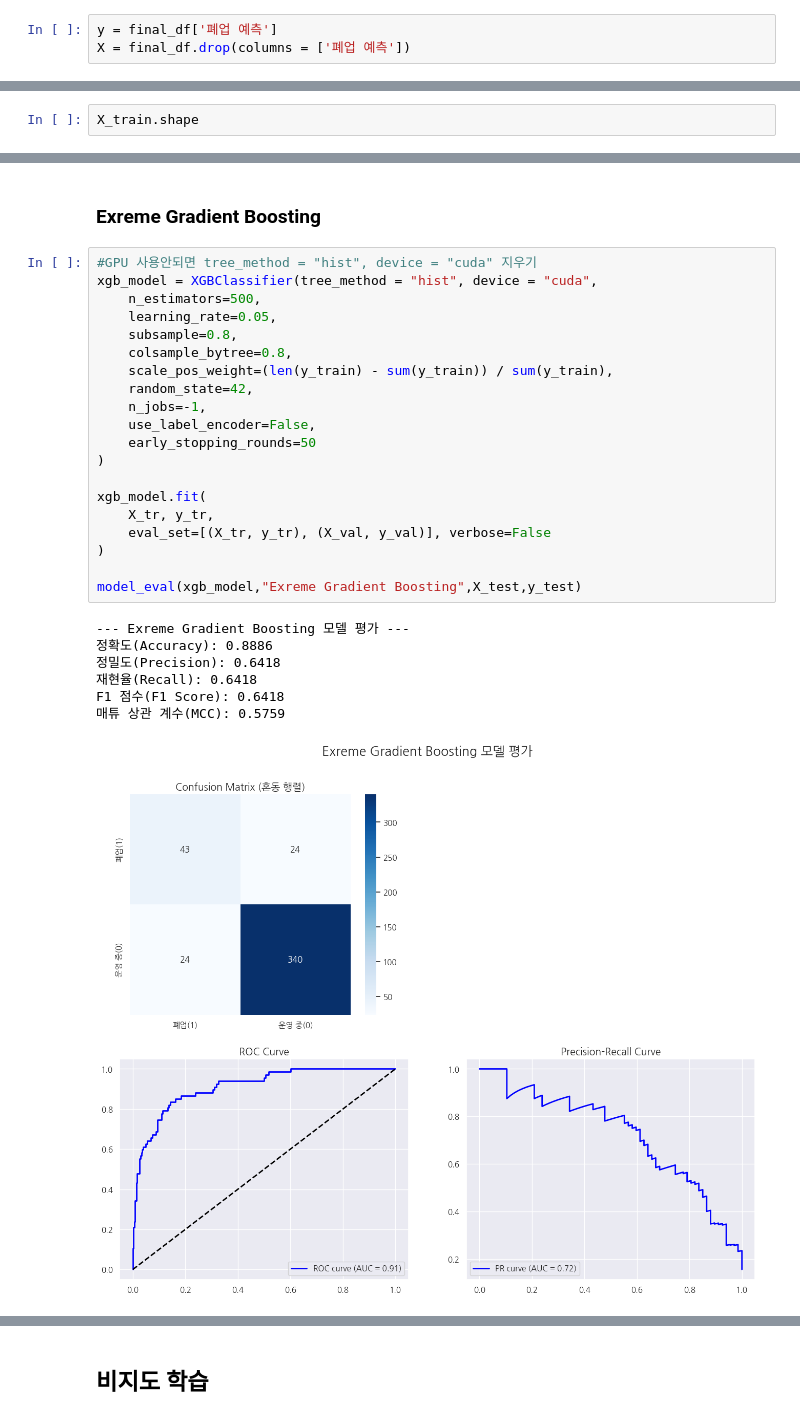
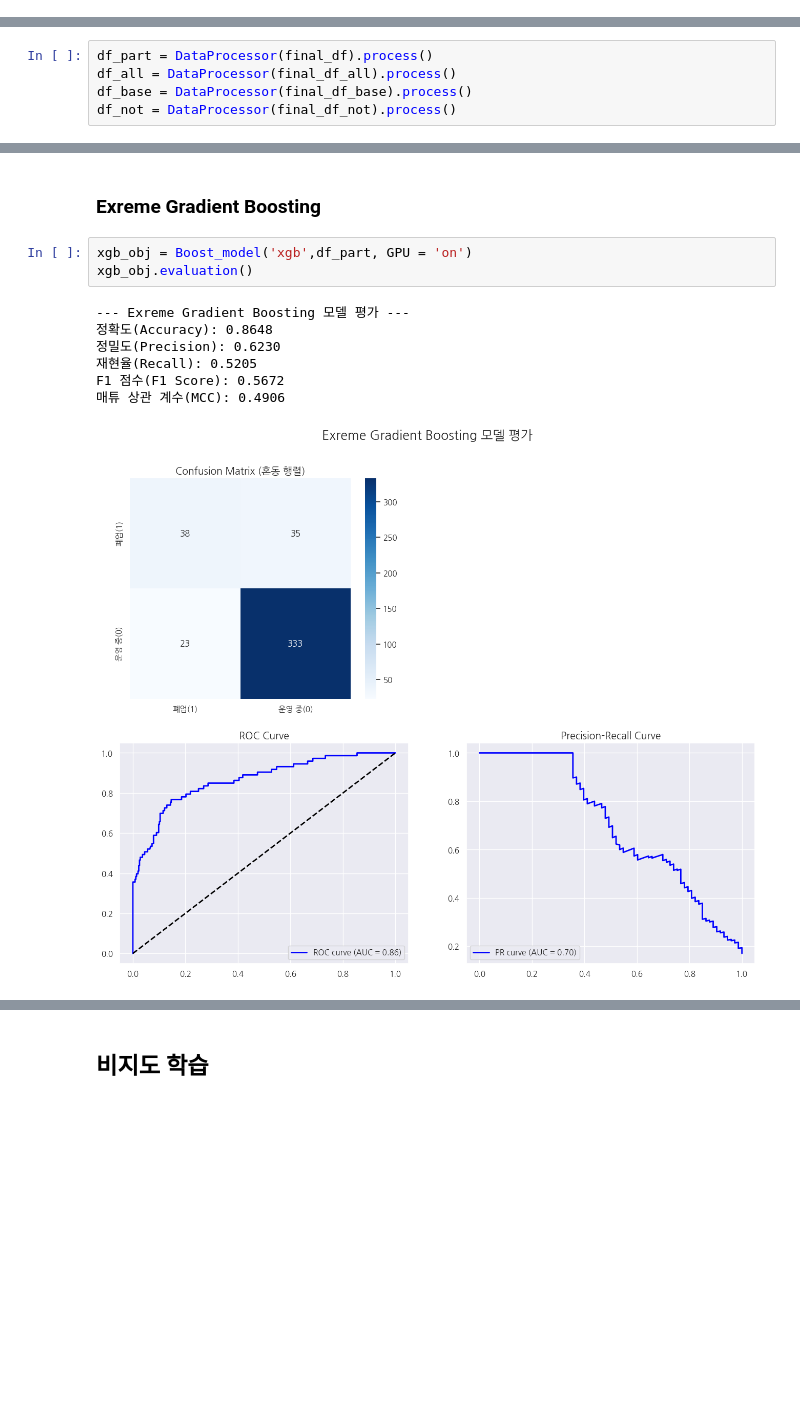
Before and after one commit to CYJ1226/BigContest, a Jupyter notebook: notebooks/Baseline2.ipynb, the cells around one changed output, grey strips where cells are left out. Saved outputs shown, nothing was run; the diff lists cells and outputs as text; blank space fills up the shorter version.

```diff
--- a/notebooks/Baseline2.ipynb
+++ b/notebooks/Baseline2.ipynb
@@ -163,3 +239,0 @@ memory usage: 740.8+ KB
-# %%
-y = final_df['폐업 예측']
-X = final_df.drop(columns = ['폐업 예측'])
@@ -188,3 +309,6 @@ X_tr, X_val, y_tr, y_val = train_test_split(X_train, y_train, test_size=0.2, ran
 # %%
-X_train.shape
+df_part = DataProcessor(final_df).process()
+df_all = DataProcessor(final_df_all).process()
+df_base = DataProcessor(final_df_base).process()
+df_not = DataProcessor(final_df_not).process()
 # %% [output]
@@ -303,30 +557,13 @@ ModelTuner('lgbm',X_train, X_test,y_train,y_test).run()
 # %% [markdown]
 ### Exreme Gradient Boosting
 # %%
-#GPU 사용안되면 tree_method = "hist", device = "cuda" 지우기
-xgb_model = XGBClassifier(tree_method = "hist", device = "cuda",
-    n_estimators=500,
-    learning_rate=0.05,
-    subsample=0.8,
-    colsample_bytree=0.8,
-    scale_pos_weight=(len(y_train) - sum(y_train)) / sum(y_train),
-    random_state=42,
-    n_jobs=-1,
-    use_label_encoder=False,
-    early_stopping_rounds=50
-)
-
-xgb_model.fit(
-    X_tr, y_tr,
-    eval_set=[(X_tr, y_tr), (X_val, y_val)], verbose=False
-)
-
-model_eval(xgb_model,"Exreme Gradient Boosting",X_test,y_test)
+xgb_obj = Boost_model('xgb',df_part, GPU = 'on')
+xgb_obj.evaluation()
 # %% [output]
 --- Exreme Gradient Boosting 모델 평가 ---
-정확도(Accuracy): 0.8886
-정밀도(Precision): 0.6418
-재현율(Recall): 0.6418
-F1 점수(F1 Score): 0.6418
-매튜 상관 계수(MCC): 0.5759
+정확도(Accuracy): 0.8648
+정밀도(Precision): 0.6230
+재현율(Recall): 0.5205
+F1 점수(F1 Score): 0.5672
+매튜 상관 계수(MCC): 0.4906
-[figure, old version]
+[figure, new version]
```
Also changed, not shown: parts of 54 cells of this notebook, 3 other files.
